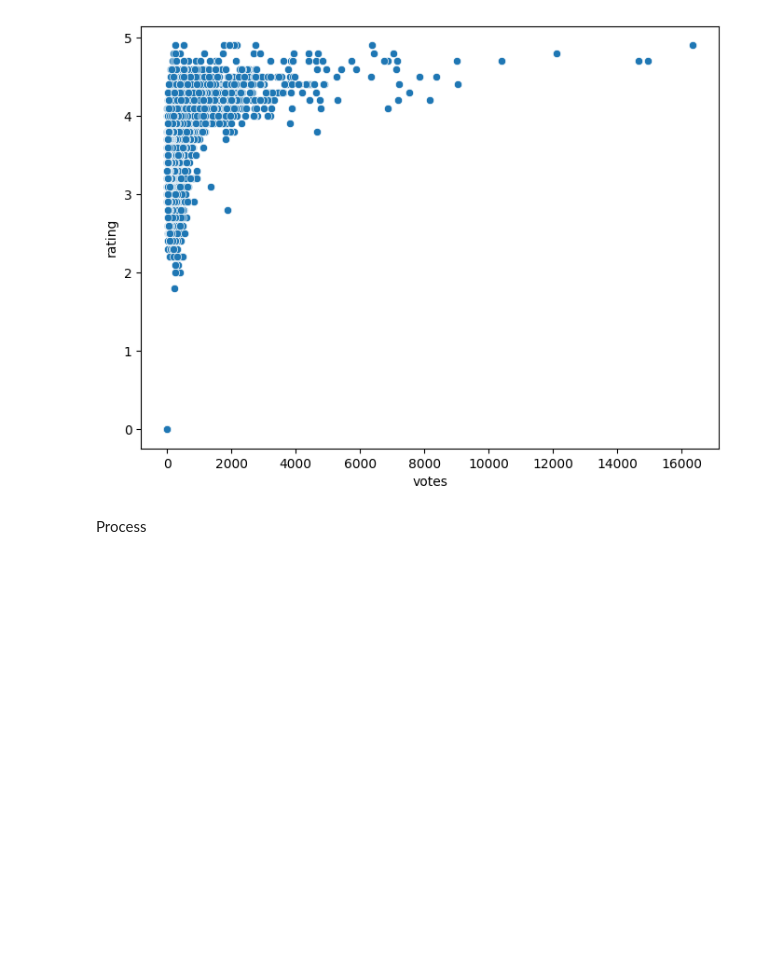
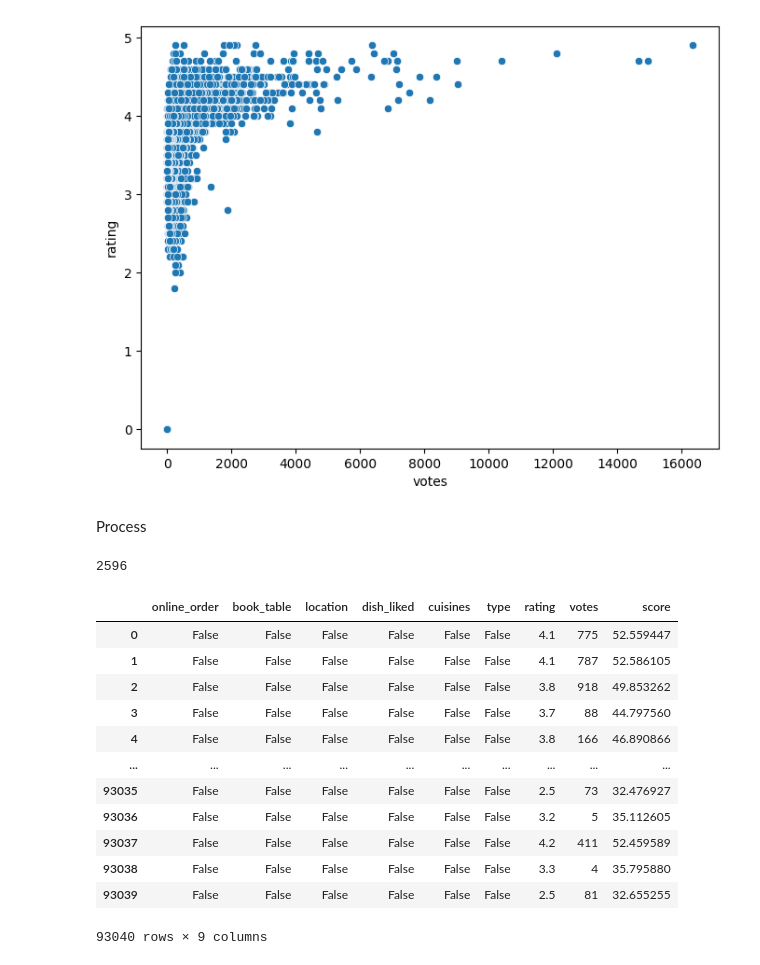
Before and after one commit to minhvq36/assignment_dbm, a Jupyter notebook: Data_preprocessing.ipynb, the cells around one changed output. Cells and saved outputs as stored; diff of their text form; code cells hidden in the pictures; blank space fills up the shorter version.

```diff
--- a/Data_preprocessing.ipynb
+++ b/Data_preprocessing.ipynb
@@ -369,0 +380,57 @@ data['score'] += data['type'].apply(lambda x: 3 if x==input['type'] else 0)
+# %%
+print(len(dish_liked_set))
+# %% [output]
+2596
+# %%
+train = pd.DataFrame()
+
+for _ in range(0,10):
+    input = {
+        'online_order': random.choice(['Yes', 'No']),
+        'book_table': random.choice(['Yes', 'No']),
+        'location': random.choice(location_list),
+        'dish_liked': random.choice(dish_liked_list),
+        'cuisines': random.choice(cuisines_list),
+        'type': random.choice(type_list),
+    }
+
+    tmp = pd.DataFrame()
+    tmp['online_order'] = data['online_order']==input['online_order']
+    tmp['book_table'] = data['book_table']==input['book_table']
+    tmp['location'] = data['location']==input['location']
+    tmp['dish_liked'] = data['dish_liked'].apply(lambda x: True if input['dish_liked'] in x else False)
+    tmp['cuisines'] = data['cuisines'].apply(lambda x: True if input['cuisines'] in x else False)
+    tmp['type'] = data['type']==input['type']
+    tmp['rating'] = data['rating']
+    tmp['votes'] = data['votes']
+
+    data['score'] = 0.0
+    data['score'] += data['online_order'].apply(lambda x: 1 if x==input['online_order'] else 0)
+    data['score'] += data['book_table'].apply(lambda x: 1 if x==input['book_table'] else 0)
+    data['score'] += data['location'].apply(lambda x: 15 if x==input['location'] else 0)
+    data['score'] += 10*data['rating']
+    data['score'] += 4*np.log10(1+data['votes'])
+    data['score'] += data['dish_liked'].apply(lambda x: 3 if input['dish_liked'] in x else 0)
+    data['score'] += data['cuisines'].apply(lambda x: 5 if input['cuisines'] in x else 0)
+    data['score'] += data['type'].apply(lambda x: 3 if x==input['type'] else 0)
+
+    tmp['score'] = data['score']
+
+    train = pd.concat([train, tmp], ignore_index=True)
+
+train.to_csv('rate_recommend.csv')
+train
+# %% [output]
+|  | online_order | book_table | location | dish_liked | cuisines | type | rating | votes | score |
+| 0 | False | False | False | False | False | False | 4.1 | 775 | 52.559447 |
+| 1 | False | False | False | False | False | False | 4.1 | 787 | 52.586105 |
+| 2 | False | False | False | False | False | False | 3.8 | 918 | 49.853262 |
+| 3 | False | False | False | False | False | False | 3.7 | 88 | 44.797560 |
+| 4 | False | False | False | False | False | False | 3.8 | 166 | 46.890866 |
+| ... | ... | ... | ... | ... | ... | ... | ... | ... | ... |
+| 93035 | False | False | False | False | False | False | 2.5 | 73 | 32.476927 |
+| 93036 | False | False | False | False | False | False | 3.2 | 5 | 35.112605 |
+| 93037 | False | False | False | False | False | False | 4.2 | 411 | 52.459589 |
+| 93038 | False | False | False | False | False | False | 3.3 | 4 | 35.795880 |
+| 93039 | False | False | False | False | False | False | 2.5 | 81 | 32.655255 |
+93040 rows × 9 columns
```
Also changed, not shown: parts of 22 cells of this notebook, 1 other file.
